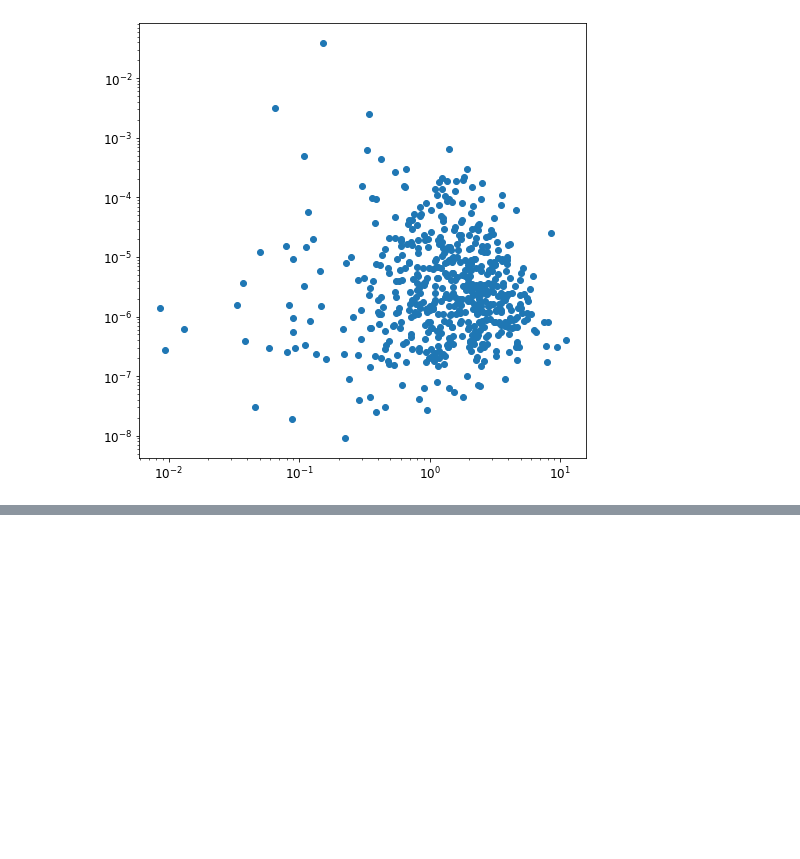
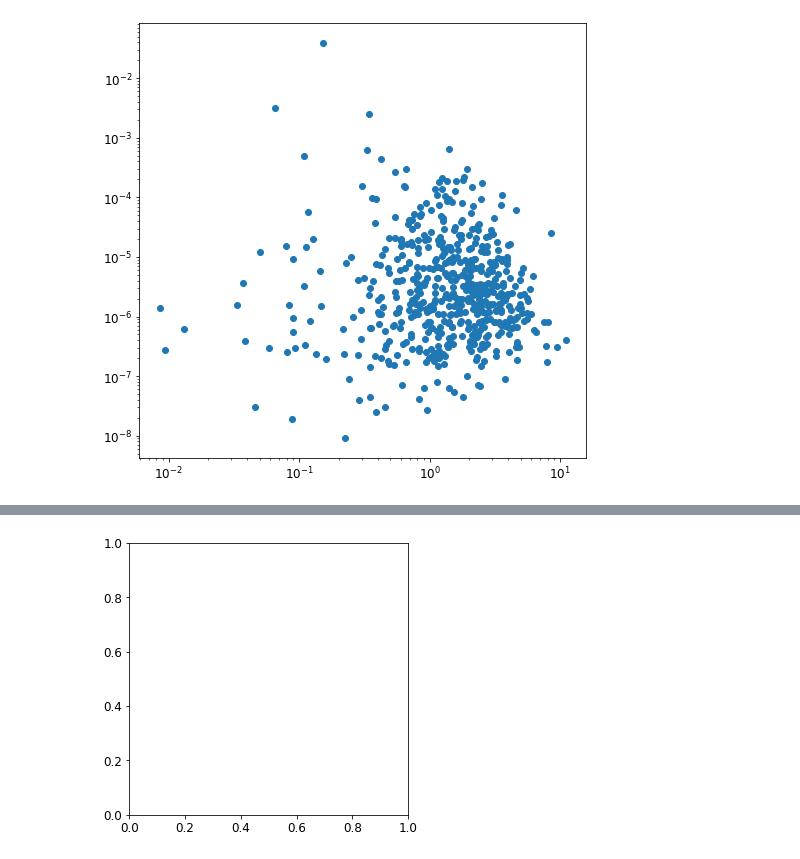
Before and after one commit to olli-e-benji/Astrostatistics-and-Machine-Learning-2023, a Jupyter notebook: working/L14_ClusteringGRBs.ipynb, the cells around one changed output, grey strips where cells are left out. Saved outputs shown, nothing was run; the diff lists cells and outputs as text; code cells hidden in the pictures; blank space fills up the shorter version.

```diff
--- a/working/L14_ClusteringGRBs.ipynb
+++ b/working/L14_ClusteringGRBs.ipynb
@@ -416,0 +487,12 @@ plt.loglog()
+# %%
+# Project onto 2 axes with PCA
+from sklearn.decomposition import PCA
+pca = PCA(n_components=2) # 2 components
+pca.fit(to_fit) # Do the fitting
+
+X_reduced = to_fit.copy()
+
+fig = plt.figure(figsize=(5, 5))
+ax = fig.add_subplot()
+# %% [output]
+[figure, added]
```
Also changed, not shown: parts of 27 cells of this notebook.
